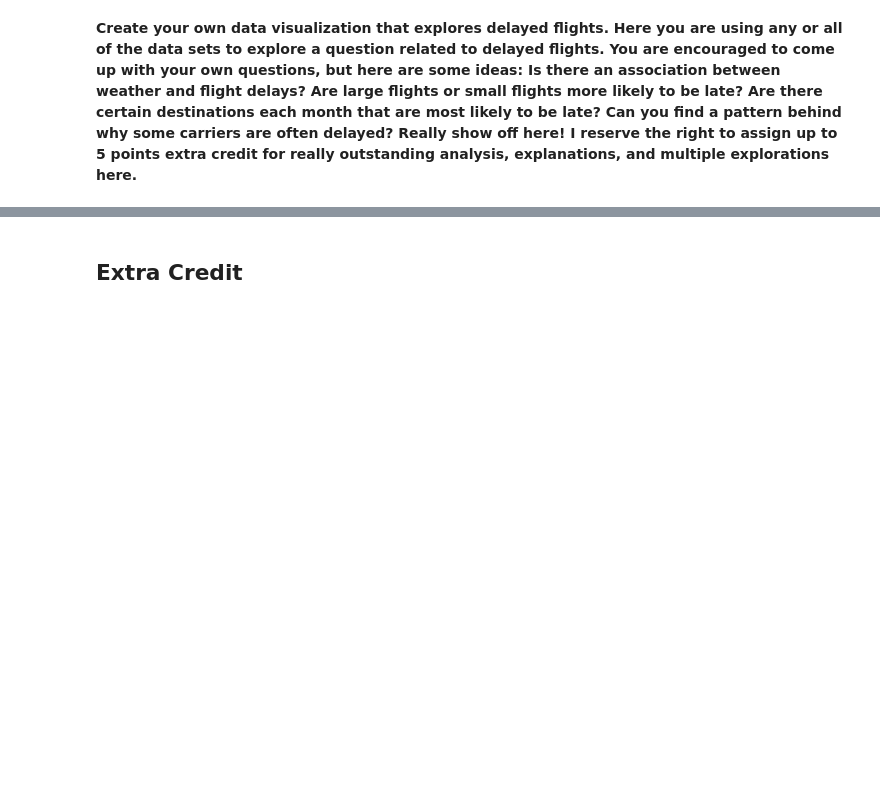
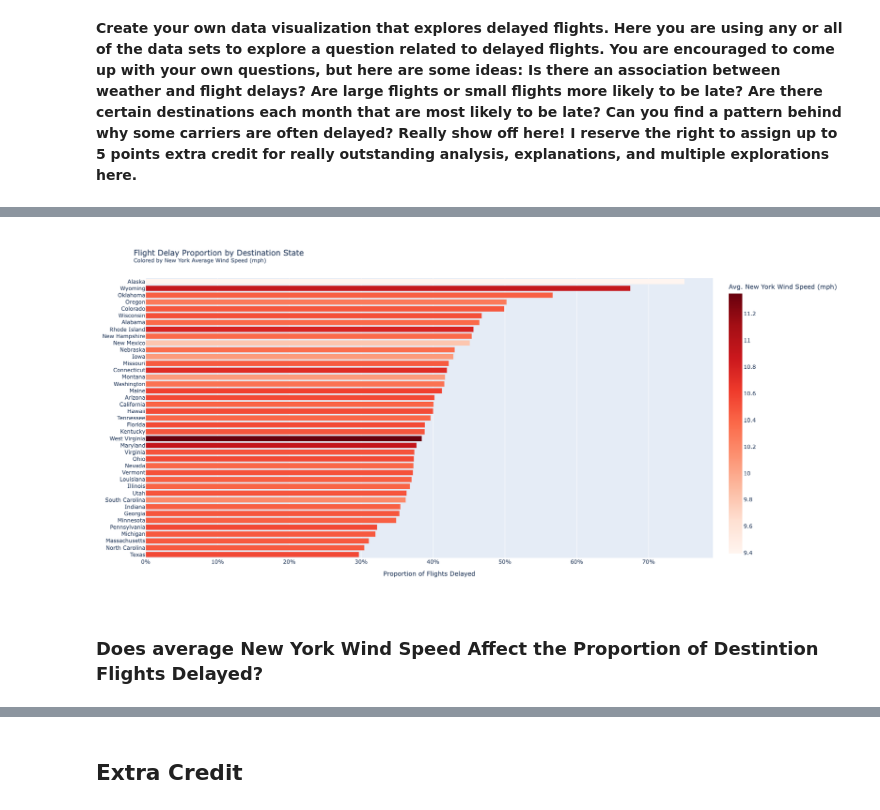
Before and after one commit to 3N1C0/DATA101_Elias_Code, a Jupyter notebook: EXAM_2/Exam_2.ipynb, the cells around one changed output, grey strips where cells are left out. Cells and saved outputs as stored; diff of their text form; code cells hidden in the pictures; blank space fills up the shorter version.

```diff
--- a/EXAM_2/Exam_2.ipynb
+++ b/EXAM_2/Exam_2.ipynb
@@ -598,3 +602,4 @@ fig.show()
 # %%
 DF_weather_Q8 = DF_weather.copy()
-DF_weather_Q8
+DF_flights_Q8b = DF_flight.copy()
+DF_flights_Q8b = DF_flights_Q8b.rename(columns={'dest': 'faa'})
@@ -615,3 +606,15 @@ DF_weather_Q8
 # %%
-DF_flights_Q8b = DF_flight.copy()
-DF_flights_Q8b
+DF_Q8b_Merged = pd.merge(DF_weather_Q8, DF_flights_Q8b, on=['year','month','day'],how='inner')
+
+mask_Q8b = ['dep_delay','arr_delay','temp','dewp','humid','wind_speed','faa']
+DF_Q8b_Merged = DF_Q8b_Merged[mask_Q8b]
+
+DF_Q8b_Merged['state'] = DF_Q8b_Merged['faa'].map(ideal_49_state_airports)
+
+DF_Q8b_Merged['delayed_proportion'] = DF_Q8b_Merged['dep_delay'] > 0
+
+state_stats_weather = DF_Q8b_Merged.groupby(['state', 'faa']).agg(
+    delay_proportion=('delayed_proportion', 'mean'),
+    total_flights=('delayed_proportion', 'count'),
+    avg_temp=('temp', 'mean'),
+    avg_wind_speed=('wind_speed', 'mean')).reset_index()
@@ -631,0 +621,35 @@ DF_flights_Q8b
+# %%
+fig = px.bar(
+    state_stats_weather,
+    y='state',
+    x='delay_proportion',
+    color='avg_wind_speed',
+    color_continuous_scale=px.colors.sequential.Reds,
+    title='Flight Delay Proportion by Destination State<br><sup>Colored by New York Average Wind Speed (mph)</sup>',
+    labels={
+        'state': 'Destination State',
+        'delay_proportion': 'Proportion of Flights Delayed',
+        'avg_wind_speed': 'Avg. New York Wind Speed (mph)'
+    },
+    hover_data={
+        'state': False,
+        'delay_proportion': ':.1%',
+        'total_flights': ':,d',
+        'avg_wind_speed': ':.1f'
+    }
+)
+
+fig.update_layout(
+    yaxis_title=None,
+    xaxis_tickformat='.0%',
+    coloraxis_colorbar_title_text='Avg. New York Wind Speed (mph)',
+    yaxis={'categoryorder':'total ascending'},
+    height=800,
+    width=1200
+)
+
+fig.show()
+# %% [output]
+[figure, added]
+# %% [markdown]
+### Does average New York Wind Speed Affect the Proportion of Destintion Flights Delayed?
```
Also changed, not shown: parts of 12 cells of this notebook.
